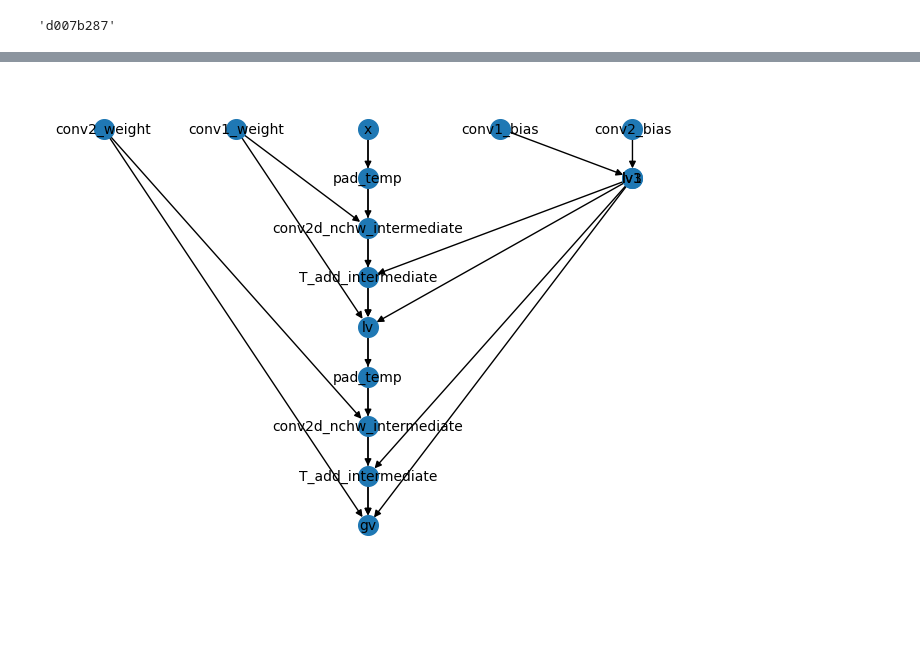
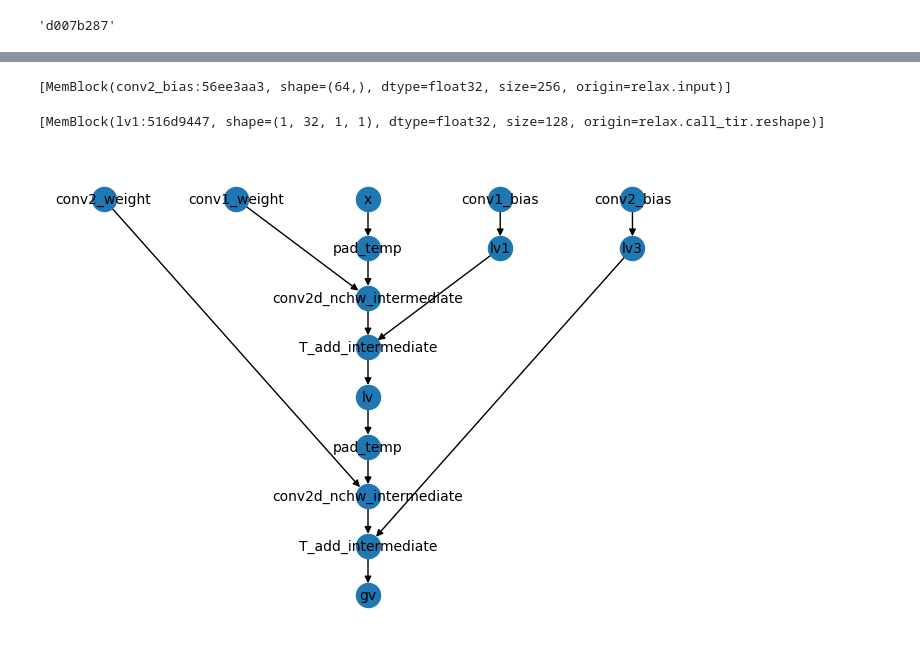
Before and after one commit to arthurviens/2d-strip-packing, a Jupyter notebook: tvm_extract/notebooks/plot_network.ipynb, the cells around one changed output, grey strips where cells are left out. Drawn from its saved outputs; the diff is of its cells as text; code cells hidden in the pictures; blank space fills up the shorter version.

```diff
--- a/tvm_extract/notebooks/plot_network.ipynb
+++ b/tvm_extract/notebooks/plot_network.ipynb
@@ -200,7 +342,15 @@ list(graph.nodes)[0]
+# %%
+alloc_finder.id_to_memblock["a6dcc9de"].depends_on
+# %% [output]
+[MemBlock(conv2_bias:56ee3aa3, shape=(64,), dtype=float32, size=256, origin=relax.input)]
+# %%
+alloc_finder.id_to_memblock["4523b3ab"].links_to
+# %% [output]
+[MemBlock(lv1:516d9447, shape=(1, 32, 1, 1), dtype=float32, size=128, origin=relax.call_tir.reshape)]
 # %%
 import matplotlib.pyplot as plt
 import networkx.drawing.layout as nxl
 
-nx.draw(graph, with_labels=True, labels=id_to_labels, font_size=10, node_size=200, pos=netron_style_layout_with_spine(graph))
+nx.draw(graph, with_labels=True, labels=id_to_labels, font_size=10, node_size=300, pos=netron_style_layout_balanced(graph))
 # %% [output]
-[figure, old version]
+[figure, new version]
```
Also changed, not shown: parts of 4 cells of this notebook, 5 other files.
